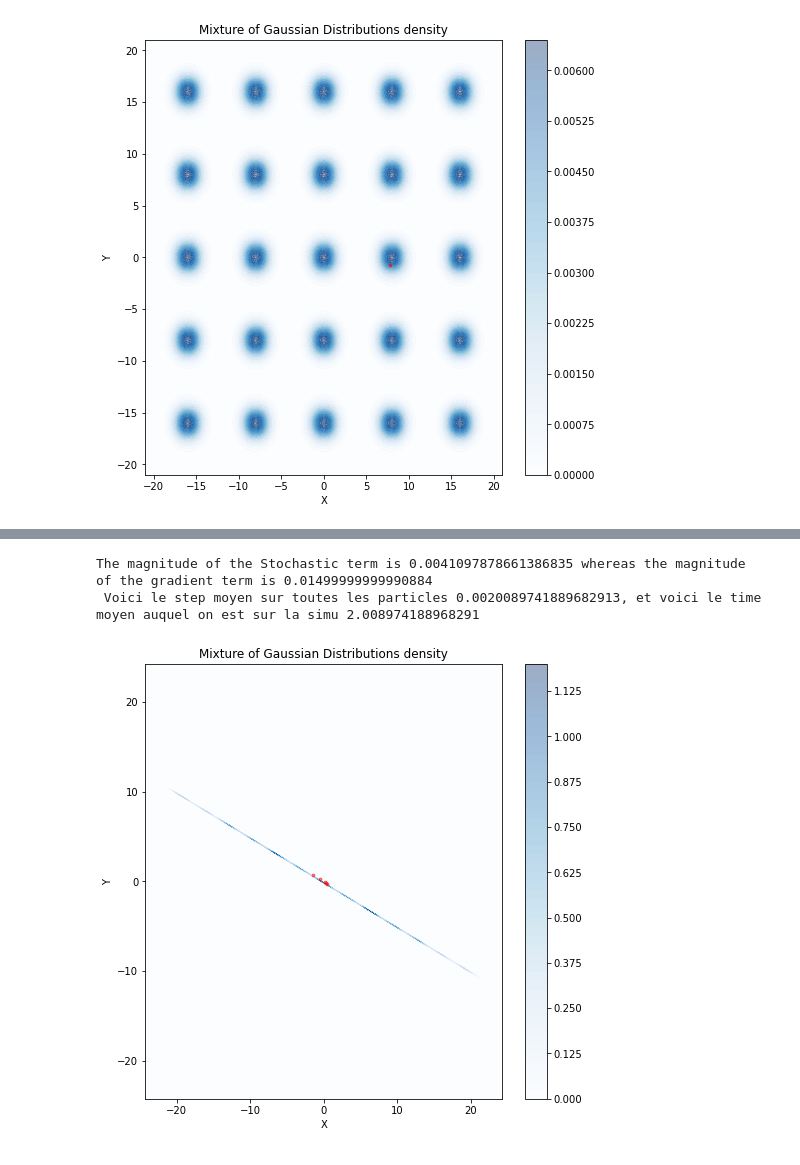
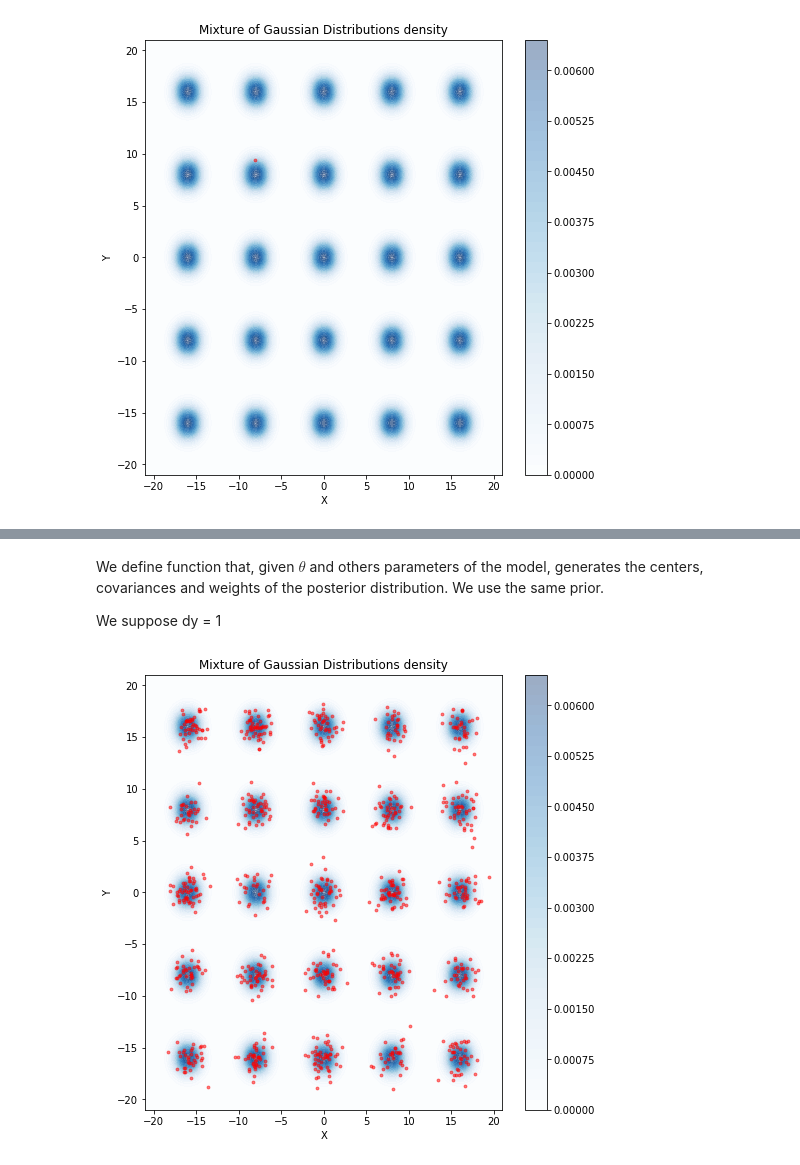
Before and after one commit to PyTomSss/Research_Project-Imperial_College, a Jupyter notebook: Interacting Particles MMLE.ipynb, the cells around one changed output, grey strips where cells are left out. Cells and saved outputs as stored; diff of their text form; code cells hidden in the pictures.

```diff
--- a/Interacting Particles MMLE.ipynb
+++ b/Interacting Particles MMLE.ipynb
@@ -45,12 +46,12 @@ xx, yy = np.meshgrid(x, y)
 ## We define the parameters of the target Gaussian Mixture
 
 # We define the centers for each mode
-centers = np.c_[xx.ravel(), yy.ravel()] ## On a une matrice de 16 lignes et 2 colonnes, chaque ligne correspond à un centre
+centers_prior = np.c_[xx.ravel(), yy.ravel()] ## On a une matrice de 16 lignes et 2 colonnes, chaque ligne correspond à un centre
 
 # Define the covariance matrix and the weights :
 
-covariances = np.array([[[1, 0], [0, 1]]]*25)  # cov = 10*I_2 -> 16 times the same covariance matrix
-weights = np.ones(25) / 25
+covariances_prior = np.array([[[1, 0], [0, 1]]]*25)  # cov = 10*I_2 -> 16 times the same covariance matrix
+weights_prior = np.ones(25) / 25
 
 
 # We define the initial position of the particles (sample from a standard normal distribution in 2-dimensions)
@@ -172,6 +120,10 @@ generate_multimodal(centers_posteriori, covariances_posteriori, weights_posterio
-# %%
-ULA_dilation(sample_init, 1000, weights_posteriori, centers_posteriori, covariances_posteriori, 2, 100, alpha = 0.015)
-# %% [output]
-The magnitude of the Stochastic term is 0.0041097878661386835 whereas the magnitude of the gradient term is 0.01499999999990884
- Voici le step moyen sur toutes les particles 0.0020089741889682913, et voici le time moyen auquel on est sur la simu 2.008974188968291
-[figure, removed]
+# %% [markdown]
+We define function that, given $\theta$ and others parameters of the model, generates the centers, covariances and weights of the posterior distribution. We use the same prior.
+
+We suppose dy = 1
+# %%
+x_star = sample_prior(1000, centers_prior, covariances_prior, weights_prior)
+
+generate_multimodal(centers_prior, covariances_prior, weights_prior, x_star)
+# %% [output]
+[figure, added]
```
Also changed, not shown: parts of 36 cells of this notebook, 1 other file.
